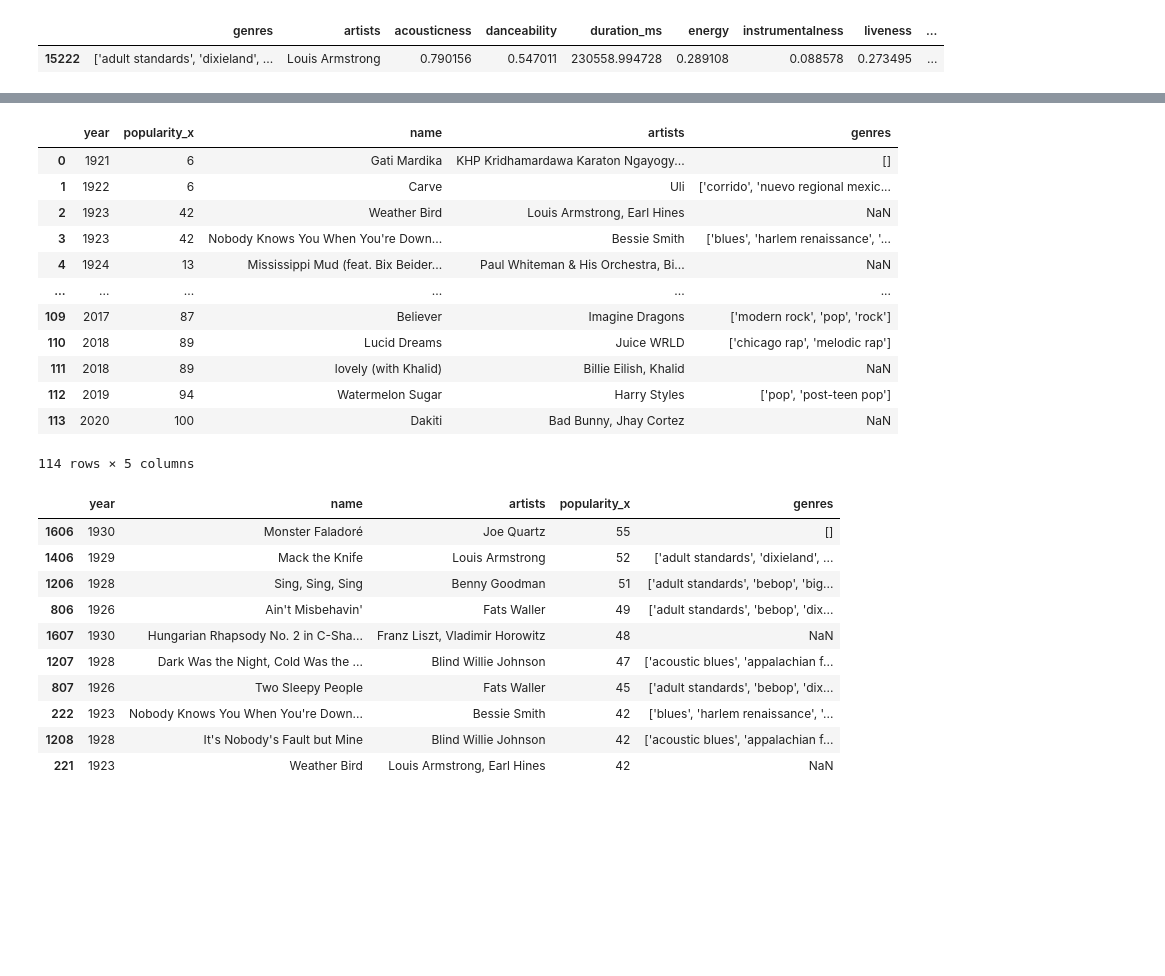
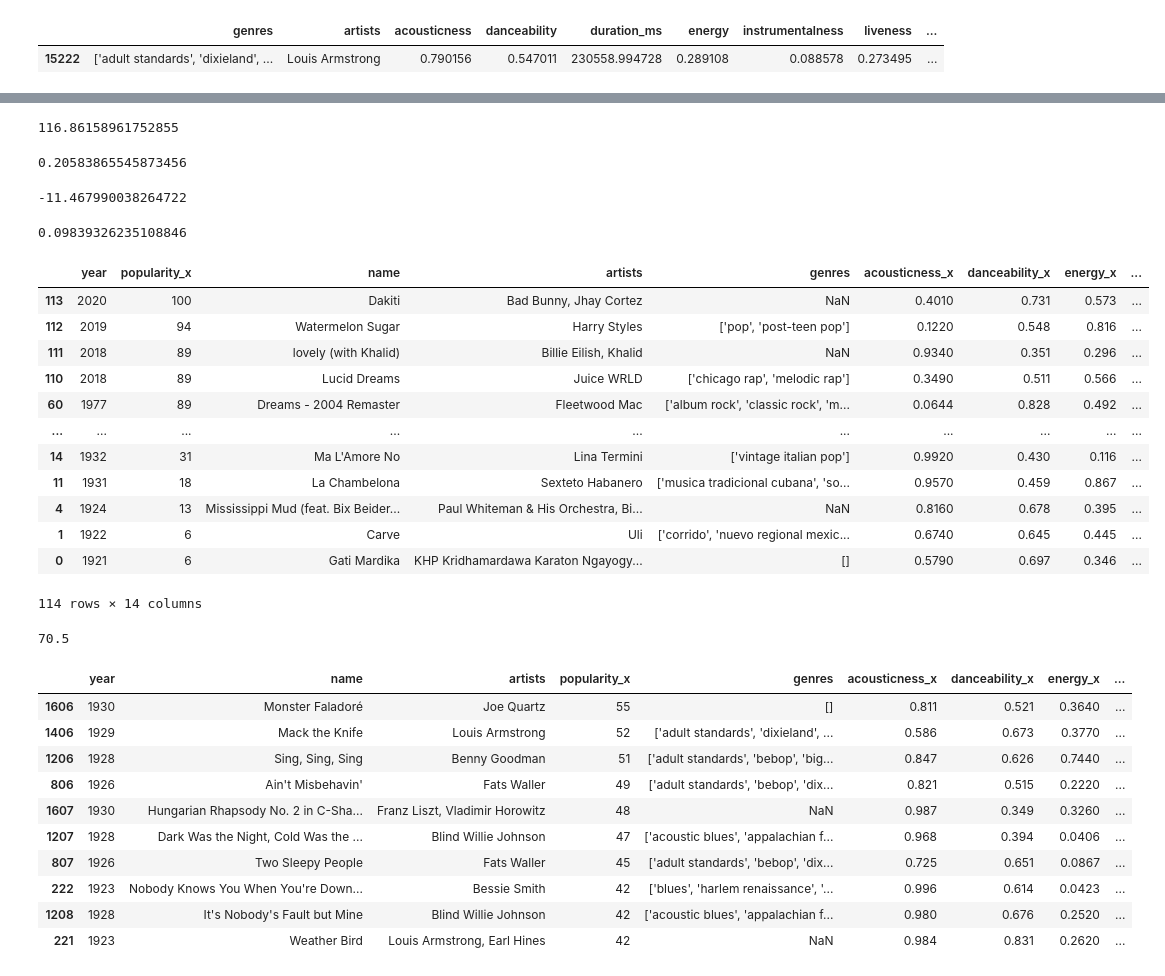
Before and after one commit to GND95/Project_1, a Jupyter notebook: popularity.ipynb, the cells around one changed output, grey strips where cells are left out. Drawn from its saved outputs; the diff is of its cells as text; code cells hidden in the pictures; blank space fills up the shorter version.

```diff
--- a/popularity.ipynb
+++ b/popularity.ipynb
@@ -30,6 +45,7 @@ merge_genre = music_df.merge(genre_df,on=["artists"],how = "left")
 # %%
 # Create dataframe with only necesary columns
-year_df = merge_genre[["year","name","artists","popularity_x","genres"]]
+#acousticness,danceability,energy,instrumentalness,valence,popularity,tempo,liveness,loudness,speechiness
+year_df = merge_genre[["year","name","artists","popularity_x","genres","acousticness_x","danceability_x","energy_x","instrumentalness_x","valence_x","tempo_x","liveness_x","loudness_x","speechiness_x"]]
 # %%
 year_df.head(20)
 # %% [output]
@@ -53,26 +91,50 @@ year_df.head(20)
+# %%
+year_df.tempo_x.mean()
+# %% [output]
+116.86158961752855
+# %%
+year_df.liveness_x.mean()
+# %% [output]
+0.20583865545873456
+# %%
+year_df.loudness_x.mean()
+# %% [output]
+-11.467990038264722
+# %%
+year_df.speechiness_x.mean()
+# %% [output]
+0.09839326235108846
 # %%
 #group by & find the max
 # %%
 #groupby years
 max_popularity = year_df.groupby(["year"])["popularity_x"].max()
 max_popularity = max_popularity.reset_index()
 
 popular_by_year = max_popularity.merge(year_df,on=["year","popularity_x"],how = "left")
+
+popular_by_year = popular_by_year.sort_values("popularity_x",ascending = False)
+
 popular_by_year
 # %% [output]
-|  | year | popularity_x | name | artists | genres |
-| 0 | 1921 | 6 | Gati Mardika | KHP Kridhamardawa Karaton Ngayogy... | [] |
-| 1 | 1922 | 6 | Carve | Uli | ['corrido', 'nuevo regional mexic... |
-| 2 | 1923 | 42 | Weather Bird | Louis Armstrong, Earl Hines | NaN |
-| 3 | 1923 | 42 | Nobody Knows You When You're Down... | Bessie Smith | ['blues', 'harlem renaissance', '... |
-| 4 | 1924 | 13 | Mississippi Mud (feat. Bix Beider... | Paul Whiteman & His Orchestra, Bi... | NaN |
-| ... | ... | ... | ... | ... | ... |
-| 109 | 2017 | 87 | Believer | Imagine Dragons | ['modern rock', 'pop', 'rock'] |
-| 110 | 2018 | 89 | Lucid Dreams | Juice WRLD | ['chicago rap', 'melodic rap'] |
-| 111 | 2018 | 89 | lovely (with Khalid) | Billie Eilish, Khalid | NaN |
-| 112 | 2019 | 94 | Watermelon Sugar | Harry Styles | ['pop', 'post-teen pop'] |
-| 113 | 2020 | 100 | Dakiti | Bad Bunny, Jhay Cortez | NaN |
+|  | year | popularity_x | name | artists | genres | acousticness_x | danceability_x | energy_x | ... |
+| 113 | 2020 | 100 | Dakiti | Bad Bunny, Jhay Cortez | NaN | 0.4010 | 0.731 | 0.573 | ... |
+| 112 | 2019 | 94 | Watermelon Sugar | Harry Styles | ['pop', 'post-teen pop'] | 0.1220 | 0.548 | 0.816 | ... |
+| 111 | 2018 | 89 | lovely (with Khalid) | Billie Eilish, Khalid | NaN | 0.9340 | 0.351 | 0.296 | ... |
+| 110 | 2018 | 89 | Lucid Dreams | Juice WRLD | ['chicago rap', 'melodic rap'] | 0.3490 | 0.511 | 0.566 | ... |
+| 60 | 1977 | 89 | Dreams - 2004 Remaster | Fleetwood Mac | ['album rock', 'classic rock', 'm... | 0.0644 | 0.828 | 0.492 | ... |
+| ... | ... | ... | ... | ... | ... | ... | ... | ... | ... |
+| 14 | 1932 | 31 | Ma L'Amore No | Lina Termini | ['vintage italian pop'] | 0.9920 | 0.430 | 0.116 | ... |
+| 11 | 1931 | 18 | La Chambelona | Sexteto Habanero | ['musica tradicional cubana', 'so... | 0.9570 | 0.459 | 0.867 | ... |
+| 4 | 1924 | 13 | Mississippi Mud (feat. Bix Beider... | Paul Whiteman & His Orchestra, Bi... | NaN | 0.8160 | 0.678 | 0.395 | ... |
+| 1 | 1922 | 6 | Carve | Uli | ['corrido', 'nuevo regional mexic... | 0.6740 | 0.645 | 0.445 | ... |
+| 0 | 1921 | 6 | Gati Mardika | KHP Kridhamardawa Karaton Ngayogy... | [] | 0.5790 | 0.697 | 0.346 | ... |
-114 rows × 5 columns
+114 rows × 14 columns
+# %%
+#fine the average for the most popular song of each year
+popular_by_year.popularity_x.mean()
+# %% [output]
+70.5
 # %%
 #use loc function to find the top ten in each decate
 decade_1 = year_df.loc[(year_df["year"]>=1921)&(year_df["year"]<=1930)]
@@ -80,17 +142,17 @@ top_ten_1 = decade_1.sort_values("popularity_x",ascending = False)
 top_ten_1 = top_ten_1.head(10)
 top_ten_1
 # %% [output]
-|  | year | name | artists | popularity_x | genres |
-| 1606 | 1930 | Monster Faladoré | Joe Quartz | 55 | [] |
-| 1406 | 1929 | Mack the Knife | Louis Armstrong | 52 | ['adult standards', 'dixieland', ... |
-| 1206 | 1928 | Sing, Sing, Sing | Benny Goodman | 51 | ['adult standards', 'bebop', 'big... |
-| 806 | 1926 | Ain't Misbehavin' | Fats Waller | 49 | ['adult standards', 'bebop', 'dix... |
-| 1607 | 1930 | Hungarian Rhapsody No. 2 in C-Sha... | Franz Liszt, Vladimir Horowitz | 48 | NaN |
-| 1207 | 1928 | Dark Was the Night, Cold Was the ... | Blind Willie Johnson | 47 | ['acoustic blues', 'appalachian f... |
-| 807 | 1926 | Two Sleepy People | Fats Waller | 45 | ['adult standards', 'bebop', 'dix... |
-| 222 | 1923 | Nobody Knows You When You're Down... | Bessie Smith | 42 | ['blues', 'harlem renaissance', '... |
-| 1208 | 1928 | It's Nobody's Fault but Mine | Blind Willie Johnson | 42 | ['acoustic blues', 'appalachian f... |
-| 221 | 1923 | Weather Bird | Louis Armstrong, Earl Hines | 42 | NaN |
+|  | year | name | artists | popularity_x | genres | acousticness_x | danceability_x | energy_x | ... |
+| 1606 | 1930 | Monster Faladoré | Joe Quartz | 55 | [] | 0.811 | 0.521 | 0.3640 | ... |
+| 1406 | 1929 | Mack the Knife | Louis Armstrong | 52 | ['adult standards', 'dixieland', ... | 0.586 | 0.673 | 0.3770 | ... |
+| 1206 | 1928 | Sing, Sing, Sing | Benny Goodman | 51 | ['adult standards', 'bebop', 'big... | 0.847 | 0.626 | 0.7440 | ... |
+| 806 | 1926 | Ain't Misbehavin' | Fats Waller | 49 | ['adult standards', 'bebop', 'dix... | 0.821 | 0.515 | 0.2220 | ... |
+| 1607 | 1930 | Hungarian Rhapsody No. 2 in C-Sha... | Franz Liszt, Vladimir Horowitz | 48 | NaN | 0.987 | 0.349 | 0.3260 | ... |
+| 1207 | 1928 | Dark Was the Night, Cold Was the ... | Blind Willie Johnson | 47 | ['acoustic blues', 'appalachian f... | 0.968 | 0.394 | 0.0406 | ... |
+| 807 | 1926 | Two Sleepy People | Fats Waller | 45 | ['adult standards', 'bebop', 'dix... | 0.725 | 0.651 | 0.0867 | ... |
+| 222 | 1923 | Nobody Knows You When You're Down... | Bessie Smith | 42 | ['blues', 'harlem renaissance', '... | 0.996 | 0.614 | 0.0423 | ... |
+| 1208 | 1928 | It's Nobody's Fault but Mine | Blind Willie Johnson | 42 | ['acoustic blues', 'appalachian f... | 0.980 | 0.676 | 0.2520 | ... |
+| 221 | 1923 | Weather Bird | Louis Armstrong, Earl Hines | 42 | NaN | 0.984 | 0.831 | 0.2620 | ... |
 # %%
 decade_2 = year_df.loc[(year_df["year"]>=1931)&(year_df["year"]<=1940)]
 top_ten_2 = decade_2.sort_values("popularity_x",ascending = False)
```
Also changed, not shown: parts of 29 cells of this notebook, 1 other file.
